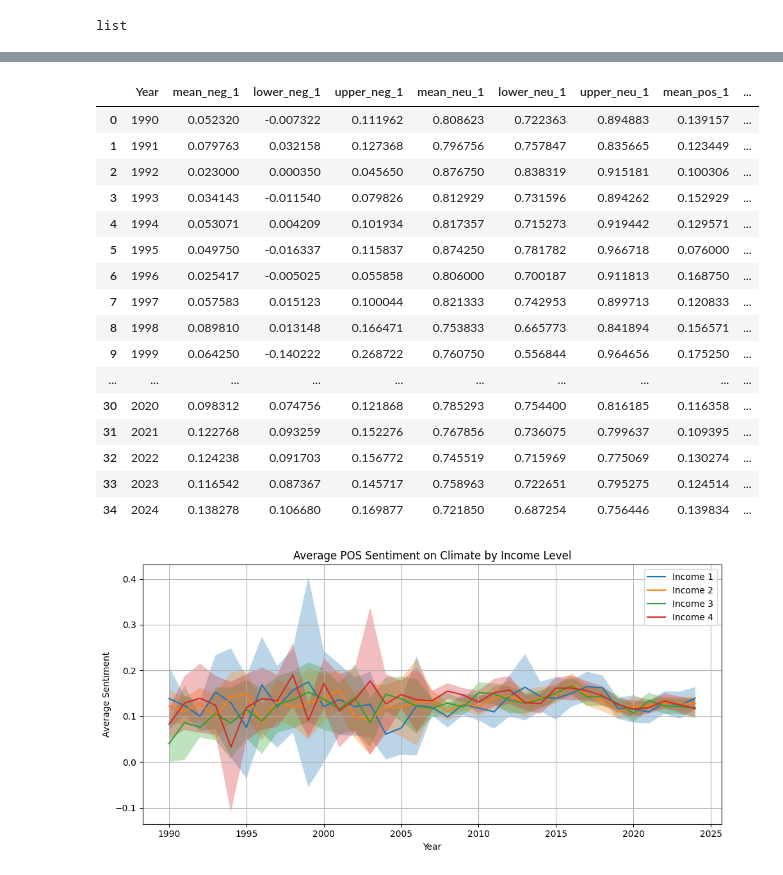
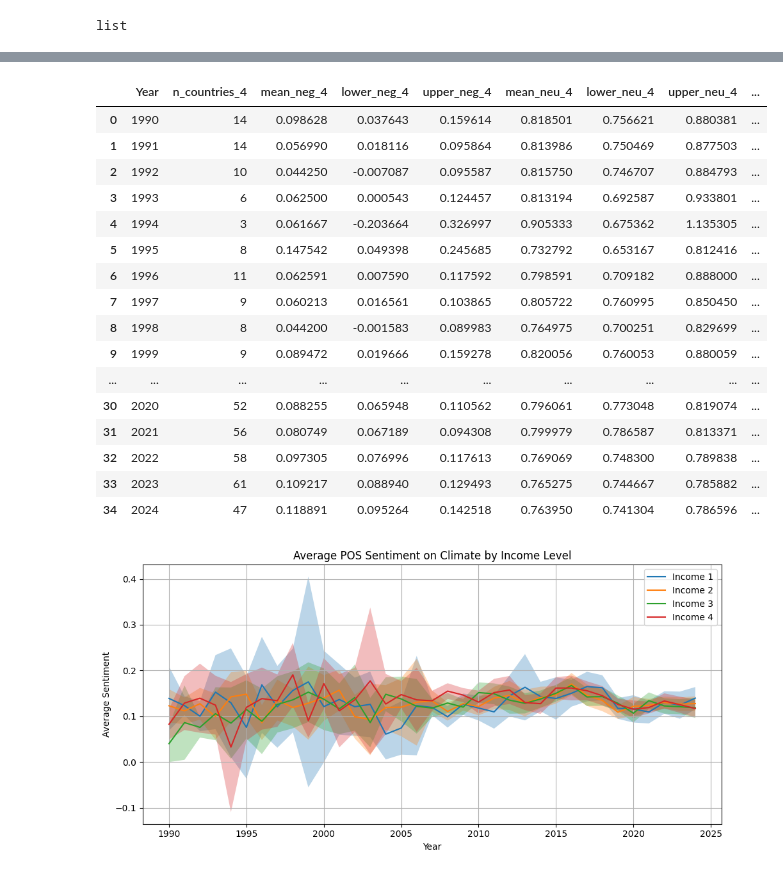
Before and after one commit to AlvaroMillanRuiz/NLP_BDS, a Jupyter notebook: 6. Preprocessing sentiment analysis and embeddings.ipynb, the cells around one changed output, grey strips where cells are left out. Cells and saved outputs as stored; diff of their text form; code cells hidden in the pictures.

```diff
--- a/6. Preprocessing sentiment analysis and embeddings.ipynb
+++ b/6. Preprocessing sentiment analysis and embeddings.ipynb
@@ -88,19 +88,22 @@ def get_ci_and_average(df, column_name, sentiments=['neg', 'neu', 'pos', 'compou
     for i in range(1, 5):
         print(i)
         final_df = pd.DataFrame()
+        print(f" ------------------------------Income {i} ------------------------------")
+        df_i = full_df[full_df['Income Level'] == i].copy()
 
-
-        print(f" ------------------------------Income {i} ------------------------------")
-        df_i = full_df[full_df['Income Level'] == i]
         print(len(df_i))
         for j in sentiments:
             df_i[f'vader_col_{j}'] = df_i[column_name].apply(get_vader_scores, sentiment = j)
-
-
             # Aggregate sentiment statistics
             df_i[f'vader_avg_{j}'] = df_i[f'vader_col_{j}'].apply(lambda scores: sum(scores)/len(scores) if scores else None)
 
             country_year_avg = df_i.groupby(['Year', 'ISO-Code'])[f'vader_avg_{j}'].mean().reset_index()
+
+            if j == sentiments[0]:
+                country_counts = country_year_avg.groupby('Year')['ISO-Code'].nunique().rename(f'n_countries_{i}')
+                final_df = pd.DataFrame(country_counts)
+
+            # country_counts = country_year_avg.groupby('Year')['ISO-Code'].nunique()
             # Compute mean + 95% CI for each year
             ci_df = country_year_avg.groupby('Year')[f'vader_avg_{j}'].apply(compute_ci).apply(pd.Series)
             ci_df.columns = [f'mean_{j}_{i}', f'lower_{j}_{i}', f'upper_{j}_{i}']
@@ -384,23 +264,23 @@ See the caveats in the documentation: https://pandas.pydata.org/pandas-docs/stab
 # %%
-all_income_df[1]
+all_income_df[4]
 # %% [output]
-|  | Year | mean_neg_1 | lower_neg_1 | upper_neg_1 | mean_neu_1 | lower_neu_1 | upper_neu_1 | mean_pos_1 | ... |
-| 0 | 1990 | 0.052320 | -0.007322 | 0.111962 | 0.808623 | 0.722363 | 0.894883 | 0.139157 | ... |
-| 1 | 1991 | 0.079763 | 0.032158 | 0.127368 | 0.796756 | 0.757847 | 0.835665 | 0.123449 | ... |
-| 2 | 1992 | 0.023000 | 0.000350 | 0.045650 | 0.876750 | 0.838319 | 0.915181 | 0.100306 | ... |
-| 3 | 1993 | 0.034143 | -0.011540 | 0.079826 | 0.812929 | 0.731596 | 0.894262 | 0.152929 | ... |
-| 4 | 1994 | 0.053071 | 0.004209 | 0.101934 | 0.817357 | 0.715273 | 0.919442 | 0.129571 | ... |
-| 5 | 1995 | 0.049750 | -0.016337 | 0.115837 | 0.874250 | 0.781782 | 0.966718 | 0.076000 | ... |
-| 6 | 1996 | 0.025417 | -0.005025 | 0.055858 | 0.806000 | 0.700187 | 0.911813 | 0.168750 | ... |
-| 7 | 1997 | 0.057583 | 0.015123 | 0.100044 | 0.821333 | 0.742953 | 0.899713 | 0.120833 | ... |
-| 8 | 1998 | 0.089810 | 0.013148 | 0.166471 | 0.753833 | 0.665773 | 0.841894 | 0.156571 | ... |
-| 9 | 1999 | 0.064250 | -0.140222 | 0.268722 | 0.760750 | 0.556844 | 0.964656 | 0.175250 | ... |
+|  | Year | n_countries_4 | mean_neg_4 | lower_neg_4 | upper_neg_4 | mean_neu_4 | lower_neu_4 | upper_neu_4 | ... |
+| 0 | 1990 | 14 | 0.098628 | 0.037643 | 0.159614 | 0.818501 | 0.756621 | 0.880381 | ... |
+| 1 | 1991 | 14 | 0.056990 | 0.018116 | 0.095864 | 0.813986 | 0.750469 | 0.877503 | ... |
+| 2 | 1992 | 10 | 0.044250 | -0.007087 | 0.095587 | 0.815750 | 0.746707 | 0.884793 | ... |
+| 3 | 1993 | 6 | 0.062500 | 0.000543 | 0.124457 | 0.813194 | 0.692587 | 0.933801 | ... |
+| 4 | 1994 | 3 | 0.061667 | -0.203664 | 0.326997 | 0.905333 | 0.675362 | 1.135305 | ... |
+| 5 | 1995 | 8 | 0.147542 | 0.049398 | 0.245685 | 0.732792 | 0.653167 | 0.812416 | ... |
+| 6 | 1996 | 11 | 0.062591 | 0.007590 | 0.117592 | 0.798591 | 0.709182 | 0.888000 | ... |
+| 7 | 1997 | 9 | 0.060213 | 0.016561 | 0.103865 | 0.805722 | 0.760995 | 0.850450 | ... |
+| 8 | 1998 | 8 | 0.044200 | -0.001583 | 0.089983 | 0.764975 | 0.700251 | 0.829699 | ... |
+| 9 | 1999 | 9 | 0.089472 | 0.019666 | 0.159278 | 0.820056 | 0.760053 | 0.880059 | ... |
 | ... | ... | ... | ... | ... | ... | ... | ... | ... | ... |
-| 30 | 2020 | 0.098312 | 0.074756 | 0.121868 | 0.785293 | 0.754400 | 0.816185 | 0.116358 | ... |
-| 31 | 2021 | 0.122768 | 0.093259 | 0.152276 | 0.767856 | 0.736075 | 0.799637 | 0.109395 | ... |
-| 32 | 2022 | 0.124238 | 0.091703 | 0.156772 | 0.745519 | 0.715969 | 0.775069 | 0.130274 | ... |
-| 33 | 2023 | 0.116542 | 0.087367 | 0.145717 | 0.758963 | 0.722651 | 0.795275 | 0.124514 | ... |
-| 34 | 2024 | 0.138278 | 0.106680 | 0.169877 | 0.721850 | 0.687254 | 0.756446 | 0.139834 | ... |
+| 30 | 2020 | 52 | 0.088255 | 0.065948 | 0.110562 | 0.796061 | 0.773048 | 0.819074 | ... |
+| 31 | 2021 | 56 | 0.080749 | 0.067189 | 0.094308 | 0.799979 | 0.786587 | 0.813371 | ... |
+| 32 | 2022 | 58 | 0.097305 | 0.076996 | 0.117613 | 0.769069 | 0.748300 | 0.789838 | ... |
+| 33 | 2023 | 61 | 0.109217 | 0.088940 | 0.129493 | 0.765275 | 0.744667 | 0.785882 | ... |
+| 34 | 2024 | 47 | 0.118891 | 0.095264 | 0.142518 | 0.763950 | 0.741304 | 0.786596 | ... |
 # %%
 for sentiment in ['pos', 'neg', 'neu', 'compound']:
     plt.figure(figsize=(10, 5))
```
Also changed, not shown: parts of 20 cells of this notebook, 18 other files.
